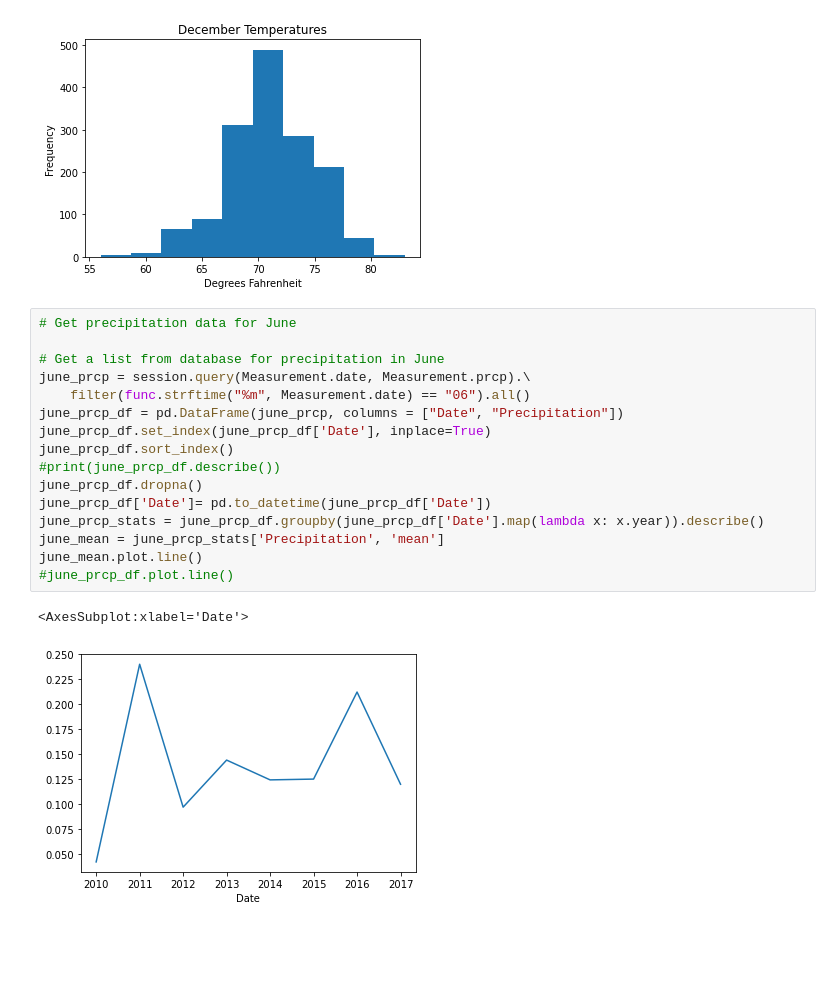
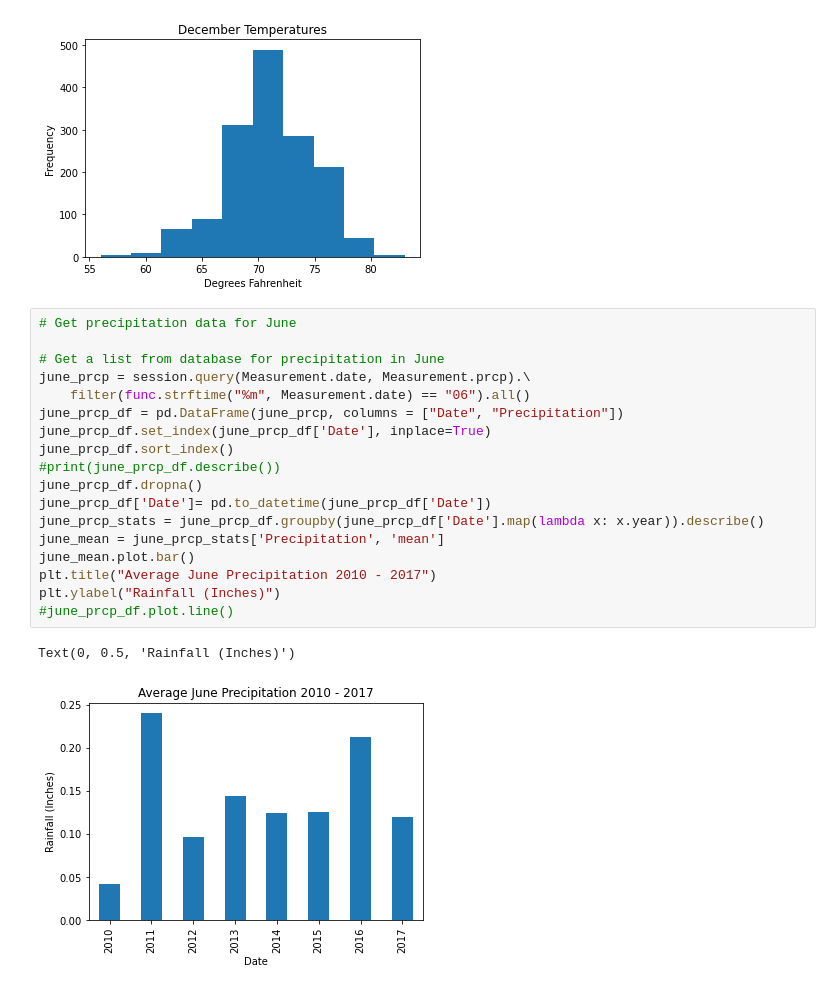
Before and after one commit to jisellejones/Surfs_Up_Climate_Analysis, a Jupyter notebook: SurfsUp_Challenge.ipynb, the cells around one changed output. Cells and saved outputs as stored; diff of their text form; blank space fills up the shorter version.

Commit message:
updated readme with precipitation information and summary information and uploaded bar graphs showing prcp data

```diff
--- a/SurfsUp_Challenge.ipynb
+++ b/SurfsUp_Challenge.ipynb
@@ -126,22 +126,24 @@ Text(0.5, 0, 'Degrees Fahrenheit')
 # %%
 # Get precipitation data for June
 
 # Get a list from database for precipitation in June
 june_prcp = session.query(Measurement.date, Measurement.prcp).\
     filter(func.strftime("%m", Measurement.date) == "06").all()
 june_prcp_df = pd.DataFrame(june_prcp, columns = ["Date", "Precipitation"])
 june_prcp_df.set_index(june_prcp_df['Date'], inplace=True)
 june_prcp_df.sort_index()
 #print(june_prcp_df.describe())
 june_prcp_df.dropna()
 june_prcp_df['Date']= pd.to_datetime(june_prcp_df['Date'])
 june_prcp_stats = june_prcp_df.groupby(june_prcp_df['Date'].map(lambda x: x.year)).describe()
 june_mean = june_prcp_stats['Precipitation', 'mean']
-june_mean.plot.line()
+june_mean.plot.bar()
+plt.title("Average June Precipitation 2010 - 2017")
+plt.ylabel("Rainfall (Inches)")
 #june_prcp_df.plot.line()
 # %% [output]
-<AxesSubplot:xlabel='Date'>
+Text(0, 0.5, 'Rainfall (Inches)')
-[figure, old version]
+[figure, new version]
 # %%
 # Get a list from database for precipitation in June
 dec_prcp = session.query(Measurement.date, Measurement.prcp).\
```
Also changed, not shown: parts of 2 cells of this notebook, 3 other files.
